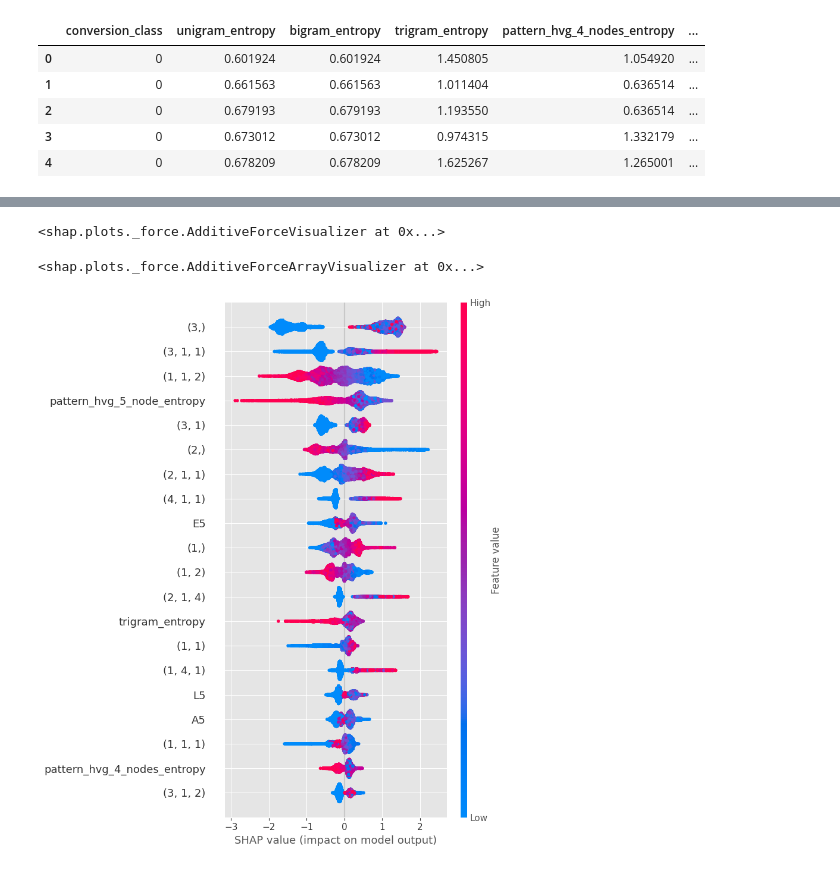
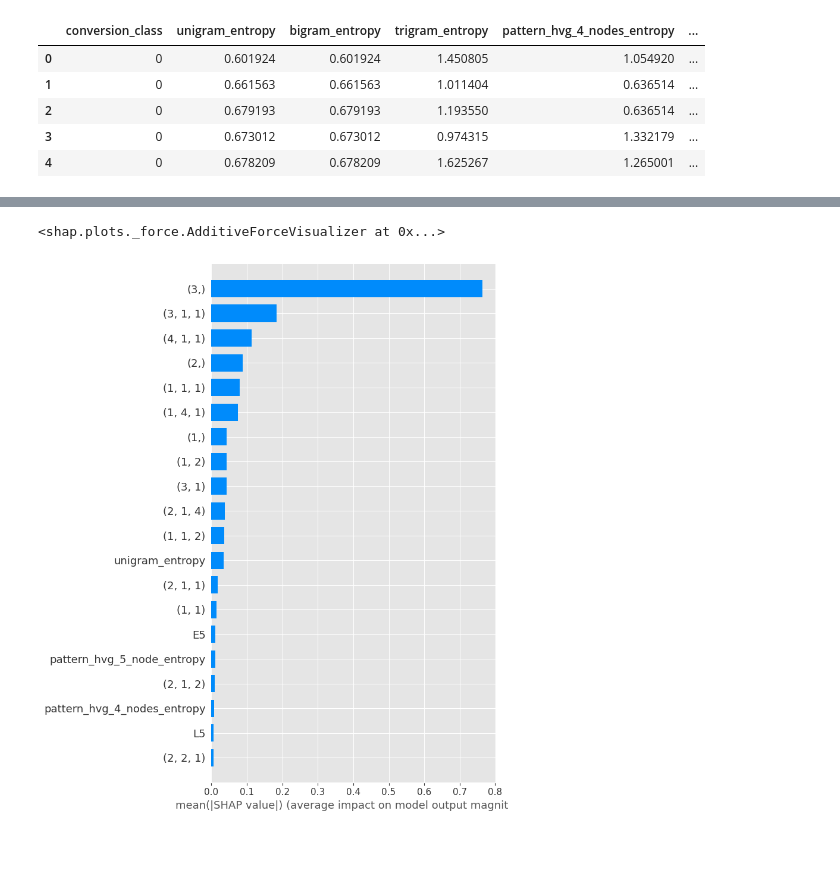
Before and after one commit to rdotjain/shopper-intent-prediction, a Jupyter notebook: codefiles/shopper_intent_feat_reduction.ipynb, the cells around one changed output, grey strips where cells are left out. Saved outputs shown, nothing was run; the diff lists cells and outputs as text; code cells hidden in the pictures.

```diff
--- a/codefiles/shopper_intent_feat_reduction.ipynb
+++ b/codefiles/shopper_intent_feat_reduction.ipynb
@@ -116,18 +111,11 @@ weighted avg       0.95      0.95      0.95       988
 # %%
-# explainer = shap.TreeExplainer(model.predict, x_test)
-# shap_values = explainer.shap_values(x_test)
-
 explainer = shap.TreeExplainer(model)
-shap_values = explainer.shap_values(x_res)
+shap_values = explainer(x_res)
-# %%
-shap.force_plot(explainer.expected_value, shap_values[0,:], x_res.iloc[0,:])
-# %% [output]
-<shap.plots._force.AdditiveForceVisualizer at 0x...>
-# %%
-shap.force_plot(explainer.expected_value, shap_values[:10,:], x_res.iloc[:10,:])
-# %% [output]
-<shap.plots._force.AdditiveForceArrayVisualizer at 0x...>
-# %%
-shap.summary_plot(shap_values, x_res.values, feature_names = x_res.columns, class_names = [0, 1])
-# %% [output]
-[figure, removed]
+# %%
+shap.plots.force(shap_values[0])
+# %% [output]
+<shap.plots._force.AdditiveForceVisualizer at 0x...>
+# %%
+shap.summary_plot(shap_values, plot_type='bar')
+# %% [output]
+[figure, added]
```
Also changed, not shown: parts of 9 cells of this notebook.
